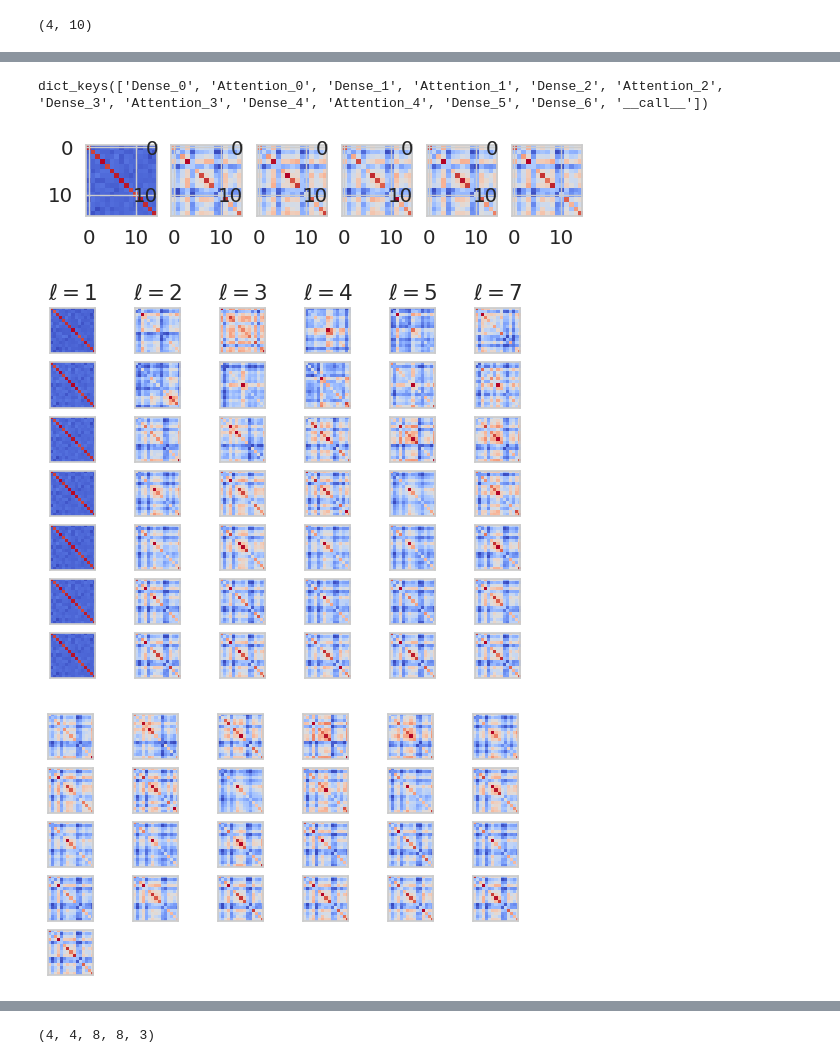
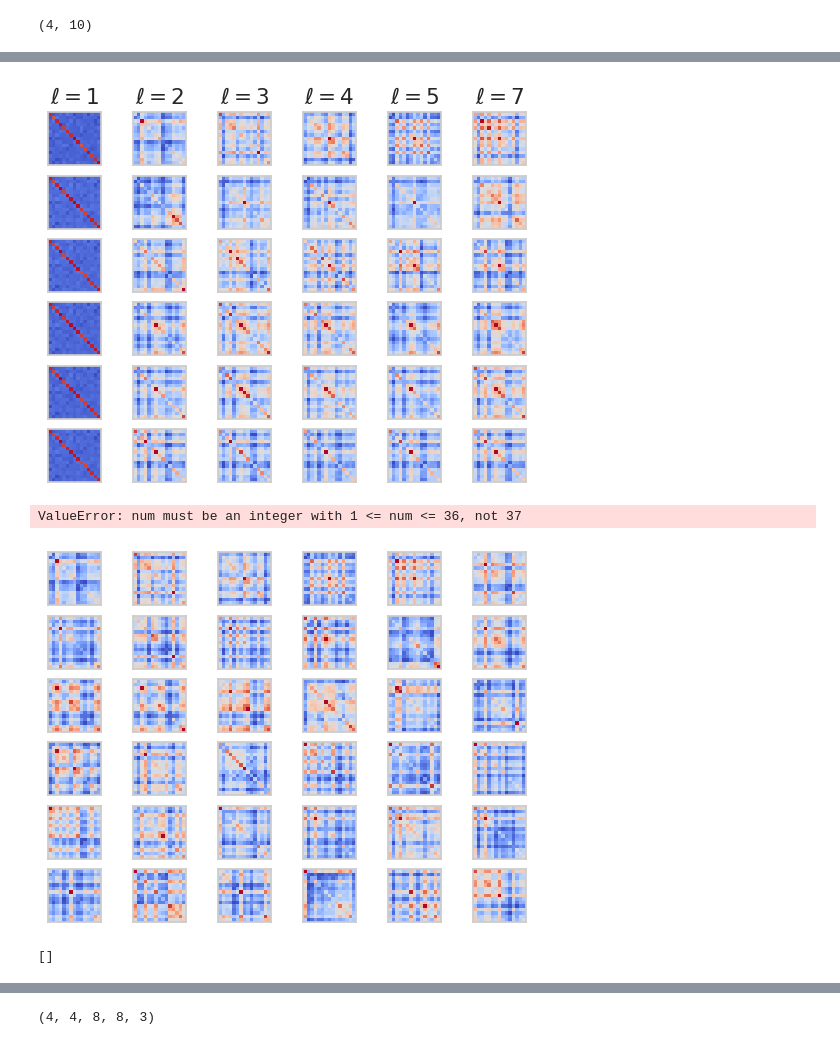
Before and after one commit to Pehlevan-Group/inf_transformer_limits, a Jupyter notebook: learn_gates_scaling.ipynb, the cells around one changed output, grey strips where cells are left out. Saved outputs shown, nothing was run; the diff lists cells and outputs as text; code cells hidden in the pictures.

```diff
--- a/learn_gates_scaling.ipynb
+++ b/learn_gates_scaling.ipynb
@@ -220,6 +237,6 @@ q mean: 0.41
 # %%
 dim = 4
-head_vals = [32,64,128,256, 512, 1024, 2048]
+head_vals = [32,64,128,256,512,1024]
 all_H = []
 
 num_inits = 30
@@ -236,53 +253,65 @@ for i, heads in enumerate(head_vals):
         Hij = []
         layer = 0
         for k in state['intermediates'].keys():
             if "Dense" in k:
                 layer += 1
-                h = state['intermediates'][k]['__call__'][0]
+                h = state['intermediates'][k]['__call__'][0] / jnp.sqrt(dim*heads)
                 if len(h.shape) == 3:
                     H = jnp.einsum('ijk,ljk->il', h, h) / ( h.shape[1] * h.shape[2] )
                     if j == 0:
                         plt.subplot(len(head_vals), depth+1, count + 1)
                         plt.imshow(H, cmap = 'coolwarm')
                         plt.xticks([])
                         plt.yticks([])
                         count += 1
 
-                Hij += [H]
+                    Hij += [H]
+
                 if j==0 and count == 0:
                     plt.ylabel(r'$\mathcal{H} = %d$' % heads)
                 if i == 0:
                     plt.title(r'$\ell = %d$' % layer)
         Hi += [Hij]
 
     all_H += [ Hi ]
 plt.show()
 
 
-heads = 8
-dims = [64,128,256,512,1024]
+heads = 4
+dims = [32,64,128,256,512,1024]
 count = 0
+all_H_vary_N = []
 plt.figure()
 for i, dim in enumerate(dims):
     model = simple_TF(dim = dim, heads = heads, depth = depth, patch_size = patch_size, scale_exp = 1.0, adam_scale = 0.0)
-    params = model.init(random.PRNGKey(0), jnp.ones((4,32,32,3)) )
-    out, state = model.apply(params, x, capture_intermediates=True, mutable=["intermediates"])
-    for k in state['intermediates'].keys():
-        if "Dense" in k and "0" not in k:
-            h = state['intermediates'][k]['__call__'][0]
-            if len(h.shape) == 3:
-                H = jnp.einsum('ijk,ljk->il', h, h) / ( h.shape[1] * h.shape[2] )
-                plt.subplot(len(head_vals), depth+1, count + 1)
-                plt.imshow(H, cmap = 'coolwarm')
-                plt.xticks([])
-                plt.yticks([])
-                count += 1
+    Hi = []
+    for j in range(num_inits):
+        params = model.init(random.PRNGKey(j), jnp.ones((4,32,32,3)) )
+        out, state = model.apply(params, x, capture_intermediates=True, mutable=["intermediates"])
+        Hij = []
+        for k in state['intermediates'].keys():
+            if "Dense" in k and "0" not in k:
+                h = state['intermediates'][k]['__call__'][0] / jnp.sqrt(dim*heads)
+                if len(h.shape) == 3:
+                    H = jnp.einsum('ijk,ljk->il', h, h) / ( h.shape[1] * h.shape[2] )
+                    plt.subplot(len(head_vals), depth+1, count + 1)
+                    plt.imshow(H, cmap = 'coolwarm')
+                    plt.xticks([])
+                    plt.yticks([])
+                    count += 1
+
+                    Hij += [H]
+        Hi += [Hij]
+    all_H_vary_N += [Hi]
 plt.show()
 # %% [output]
+[figure, new version]
-dict_keys(['Dense_0', 'Attention_0', 'Dense_1', 'Attention_1', 'Dense_2', 'Attention_2', 'Dense_3', 'Attention_3', 'Dense_4', 'Attention_4', 'Dense_5', 'Dense_6', '__call__'])
+ValueError: num must be an integer with 1 <= num <= 36, not 37
-[figure, old version]
-[figure, old version]
+[figure, new version]
-[figure, removed]
+# %%
+print(all_H_vary_N)
+# %% [output]
+[]
 # %%
 all_H = jnp.array(all_H)
 print(all_H.shape) # head_vals x inits x layers x samples x samples
```
Also changed, not shown: parts of 7 cells of this notebook, 3 other files.
